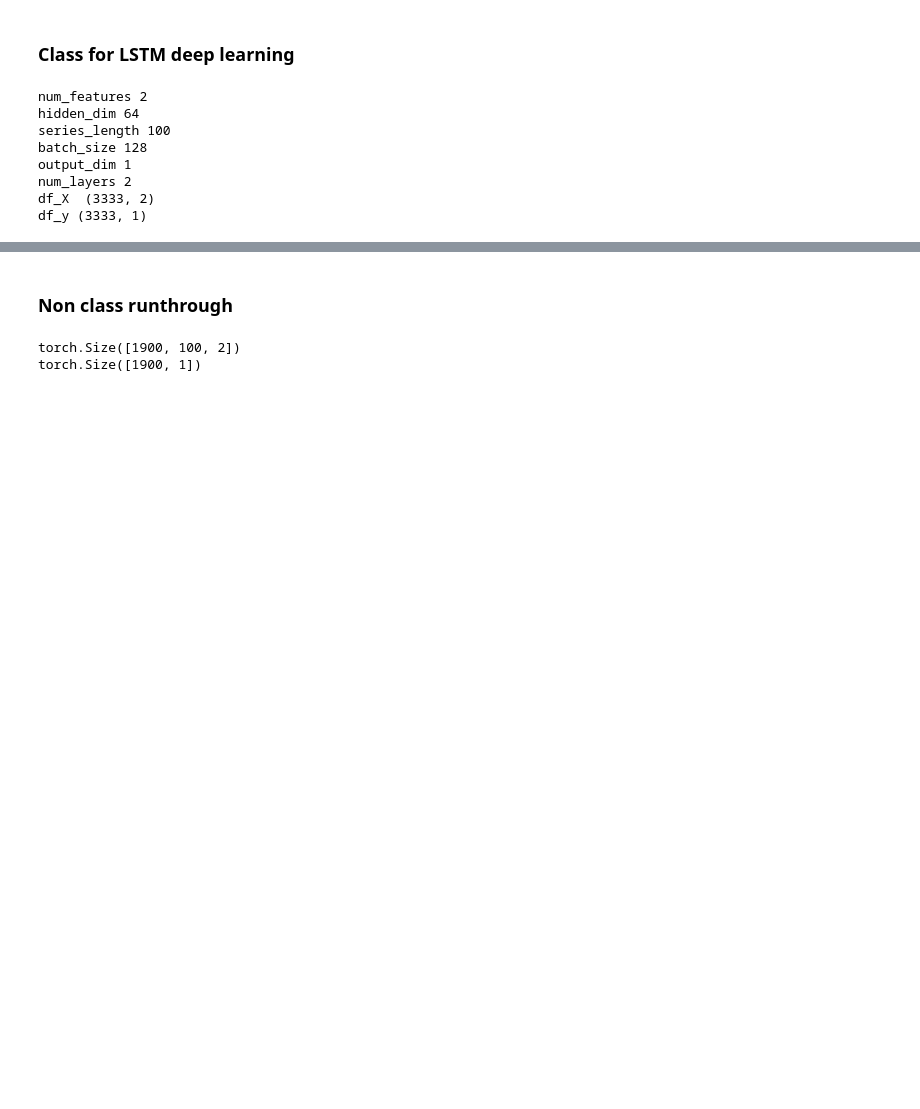
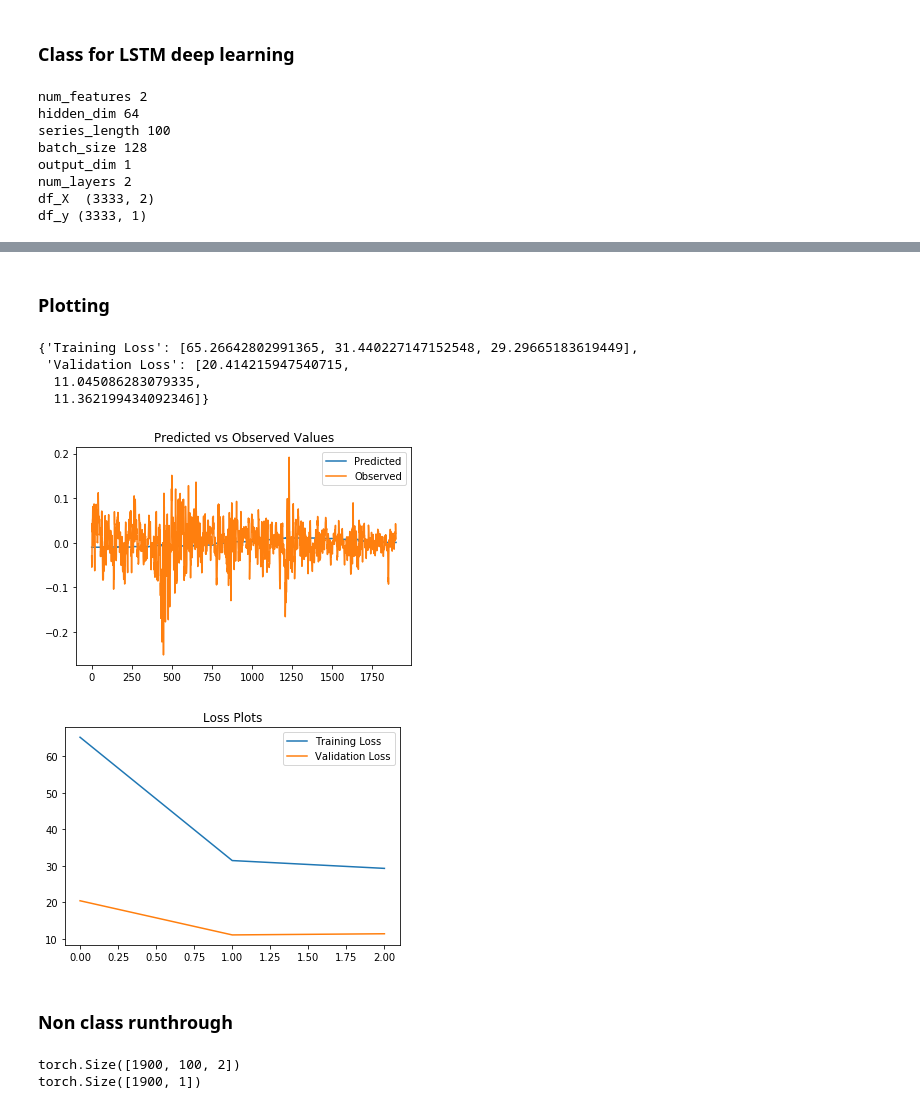
Before and after one commit to msc-acse/acse-9-independent-research-project-OliverJBoom, a Jupyter notebook: Src/LSTM.ipynb, the cells around one changed output, grey strips where cells are left out. Saved outputs shown, nothing was run; the diff lists cells and outputs as text; code cells hidden in the pictures; blank space fills up the shorter version.

```diff
--- a/Src/LSTM.ipynb
+++ b/Src/LSTM.ipynb
@@ -605,0 +608,9 @@ Epoch 2 MSE 28.27  Time 11.7
+# %% [markdown]
+### Plotting
+# %%
+learning.logs
+# %% [output]
+{'Training Loss': [65.26642802991365, 31.440227147152548, 29.29665183619449],
+ 'Validation Loss': [20.414215947540715,
+  11.045086283079335,
+  11.362199434092346]}
@@ -606,3 +620,19 @@ Epoch 2 MSE 28.27  Time 11.7
+# %%
+plt.title("Predicted vs Observed Values")
+plt.plot(predicted, label="Predicted")
+plt.plot(observed, label="Observed")
+plt.legend()
+plt.show()
+
+plt.figure()
+plt.title("Loss Plots")
+plt.plot(learning.logs['Training Loss'], label="Training Loss")
+plt.plot(learning.logs['Validation Loss'], label="Validation Loss")
+plt.legend()
+plt.show()
+# %% [output]
+[figure, added]
+[figure, added]
 # %% [markdown]
 ### Non class runthrough
 # %%
```
Also changed, not shown: parts of 9 cells of this notebook, 2 other files.
